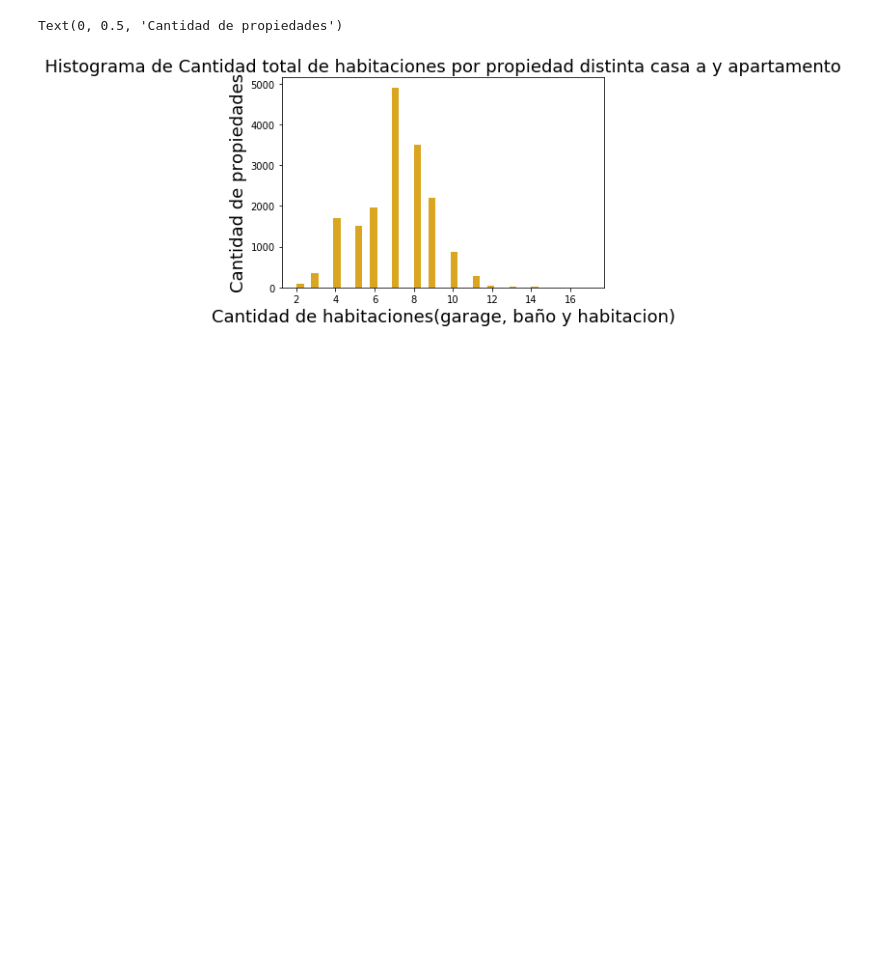
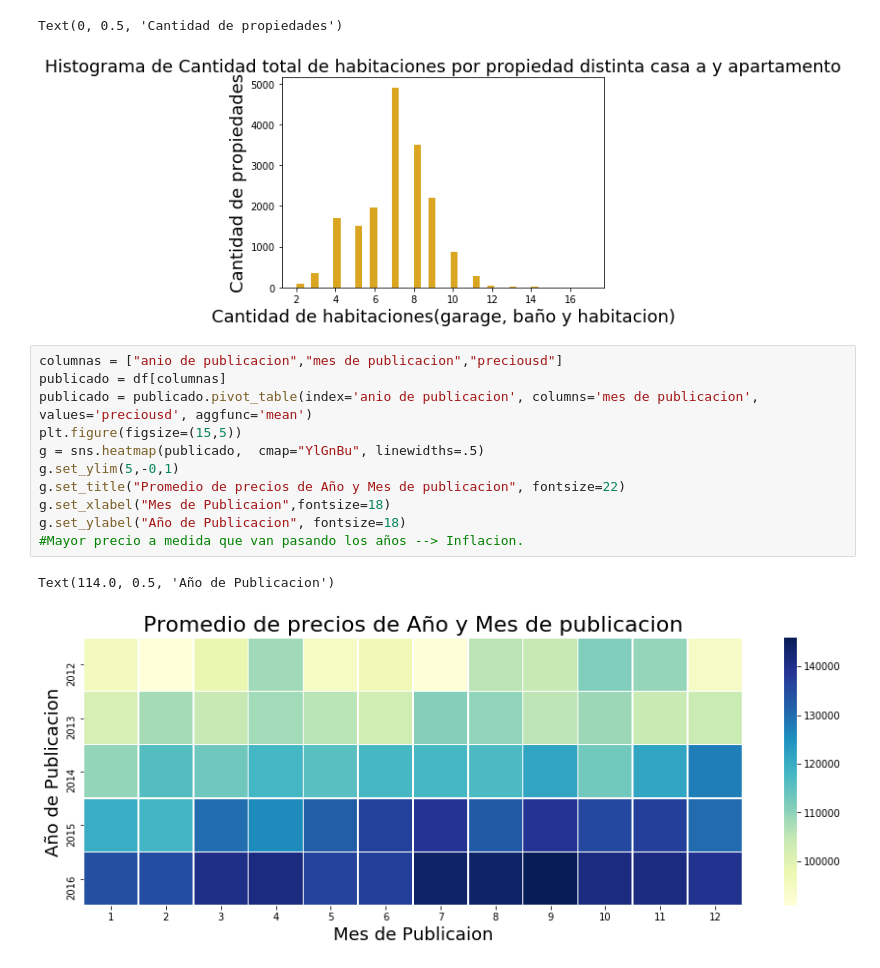
Before and after one commit to petermacgaul/orgaDatos-1, a Jupyter notebook: TP1/TP1.ipynb, the cells around one changed output. Cells and saved outputs as stored; diff of their text form; blank space fills up the shorter version.

```diff
--- a/TP1/TP1.ipynb
+++ b/TP1/TP1.ipynb
@@ -241,3 +245,17 @@ g.set_ylabel("Cantidad de propiedades", fontsize=18)
 # %% [output]
 Text(0, 0.5, 'Cantidad de propiedades')
 [figure]
+# %%
+columnas = ["anio de publicacion","mes de publicacion","preciousd"]
+publicado = df[columnas]
+publicado = publicado.pivot_table(index='anio de publicacion', columns='mes de publicacion', values='preciousd', aggfunc='mean')
+plt.figure(figsize=(15,5))
+g = sns.heatmap(publicado,  cmap="YlGnBu", linewidths=.5)
+g.set_ylim(5,-0,1)
+g.set_title("Promedio de precios de Año y Mes de publicacion", fontsize=22)
+g.set_xlabel("Mes de Publicaion",fontsize=18)
+g.set_ylabel("Año de Publicacion", fontsize=18)
+#Mayor precio a medida que van pasando los años --> Inflacion.
+# %% [output]
+Text(114.0, 0.5, 'Año de Publicacion')
+[figure, added]
```
Also changed, not shown: parts of 6 cells of this notebook.
